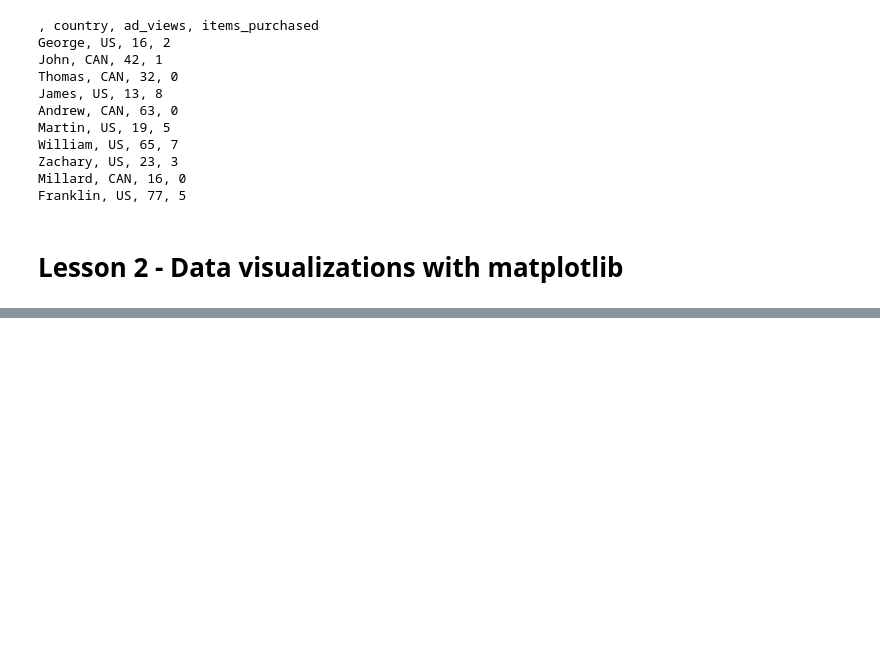
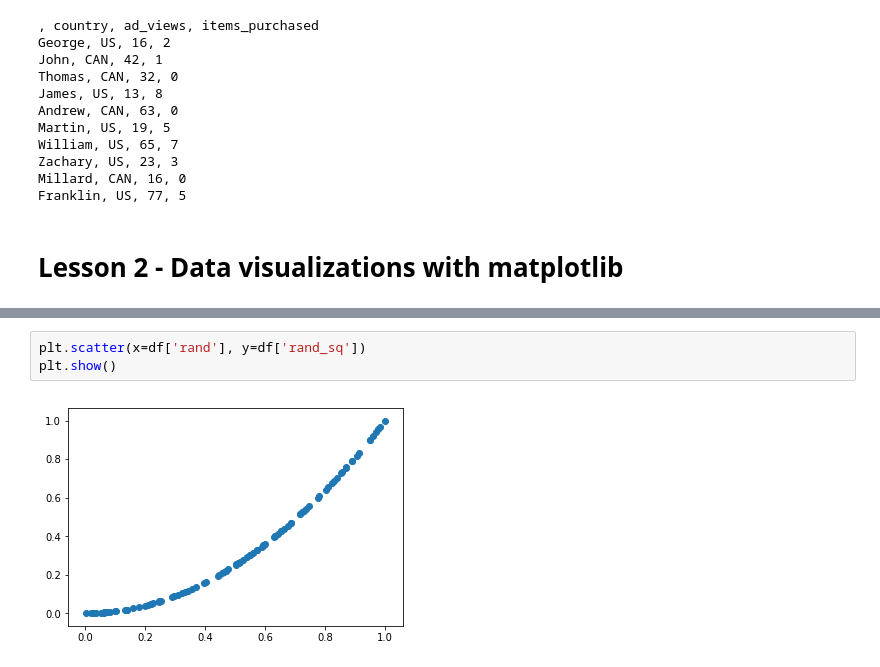
Before and after one commit to djrgit/coursework, a Jupyter notebook: thinkful/data_science/my_progress/phase_1_data_science_fundamentals/Unit 2 - Introduction to the Data Science Toolkit.ipynb, the cells around one changed output, grey strips where cells are left out. Cells and saved outputs as stored; diff of their text form; blank space fills up the shorter version.

```diff
--- a/thinkful/data_science/my_progress/phase_1_data_science_fundamentals/Unit 2 - Introduction to the Data Science Toolkit.ipynb
+++ b/thinkful/data_science/my_progress/phase_1_data_science_fundamentals/Unit 2 - Introduction to the Data Science Toolkit.ipynb
@@ -134,0 +167,5 @@ Franklin, US, 77, 5
+# %%
+plt.scatter(x=df['rand'], y=df['rand_sq'])
+plt.show()
+# %% [output]
+[figure, added]
```
Also changed, not shown: parts of 17 cells of this notebook.
